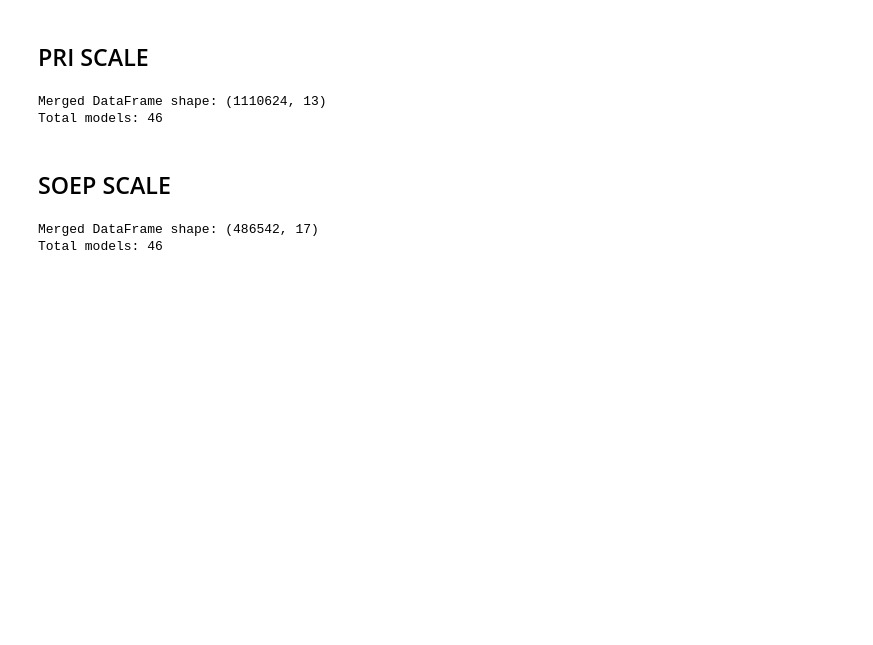
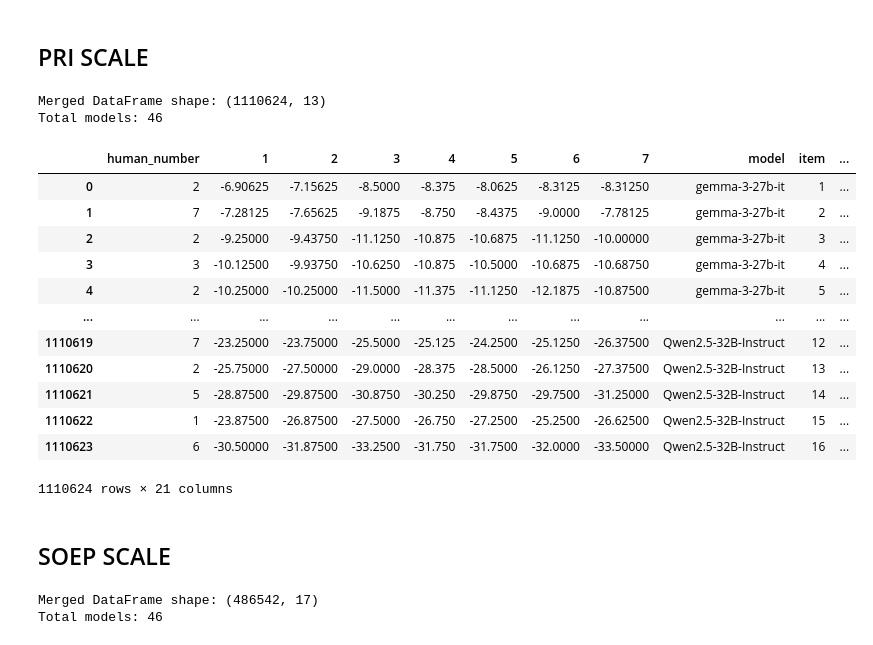
Before and after one commit to jelenameyer/GenInLLM, a Jupyter notebook: data_analysis/data_wrangling_survey_tasks_itemlevel.ipynb, the cells around one changed output. Drawn from its saved outputs; the diff is of its cells as text; code cells hidden in the pictures; blank space fills up the shorter version.

```diff
--- a/data_analysis/data_wrangling_survey_tasks_itemlevel.ipynb
+++ b/data_analysis/data_wrangling_survey_tasks_itemlevel.ipynb
@@ -574,6 +699,22 @@ PRI_data.loc[mask, "human_number"] = 3 - PRI_data.loc[mask, "human_number"]
 
 mask = (PRI_data["flipped"] == True) & (PRI_data["item"].isin([2, 4, 6, 8, 10, 12, 14, 16]))
 PRI_data.loc[mask, "human_number"] = 8 - PRI_data.loc[mask, "human_number"]
+# %%
+PRI_data
+# %% [output]
+|  | human_number | 1 | 2 | 3 | 4 | 5 | 6 | 7 | model | item | ... |
+| 0 | 2 | -6.90625 | -7.15625 | -8.5000 | -8.375 | -8.0625 | -8.3125 | -8.31250 | gemma-3-27b-it | 1 | ... |
+| 1 | 7 | -7.28125 | -7.65625 | -9.1875 | -8.750 | -8.4375 | -9.0000 | -7.78125 | gemma-3-27b-it | 2 | ... |
+| 2 | 2 | -9.25000 | -9.43750 | -11.1250 | -10.875 | -10.6875 | -11.1250 | -10.00000 | gemma-3-27b-it | 3 | ... |
+| 3 | 3 | -10.12500 | -9.93750 | -10.6250 | -10.875 | -10.5000 | -10.6875 | -10.68750 | gemma-3-27b-it | 4 | ... |
+| 4 | 2 | -10.25000 | -10.25000 | -11.5000 | -11.375 | -11.1250 | -12.1875 | -10.87500 | gemma-3-27b-it | 5 | ... |
+| ... | ... | ... | ... | ... | ... | ... | ... | ... | ... | ... | ... |
+| 1110619 | 7 | -23.25000 | -23.75000 | -25.5000 | -25.125 | -24.2500 | -25.1250 | -26.37500 | Qwen2.5-32B-Instruct | 12 | ... |
+| 1110620 | 2 | -25.75000 | -27.50000 | -29.0000 | -28.375 | -28.5000 | -26.1250 | -27.37500 | Qwen2.5-32B-Instruct | 13 | ... |
+| 1110621 | 5 | -28.87500 | -29.87500 | -30.8750 | -30.250 | -29.8750 | -29.7500 | -31.25000 | Qwen2.5-32B-Instruct | 14 | ... |
+| 1110622 | 1 | -23.87500 | -26.87500 | -27.5000 | -26.750 | -27.2500 | -25.2500 | -26.62500 | Qwen2.5-32B-Instruct | 15 | ... |
+| 1110623 | 6 | -30.50000 | -31.87500 | -33.2500 | -31.750 | -31.7500 | -32.0000 | -33.50000 | Qwen2.5-32B-Instruct | 16 | ... |
+1110624 rows × 21 columns
 # %%
 # produce df with one value per model per item
 model_item_scores_PRI = get_LLM_value_per_item(PRI_data)
```
Also changed, not shown: parts of 13 cells of this notebook, 2 other files.
